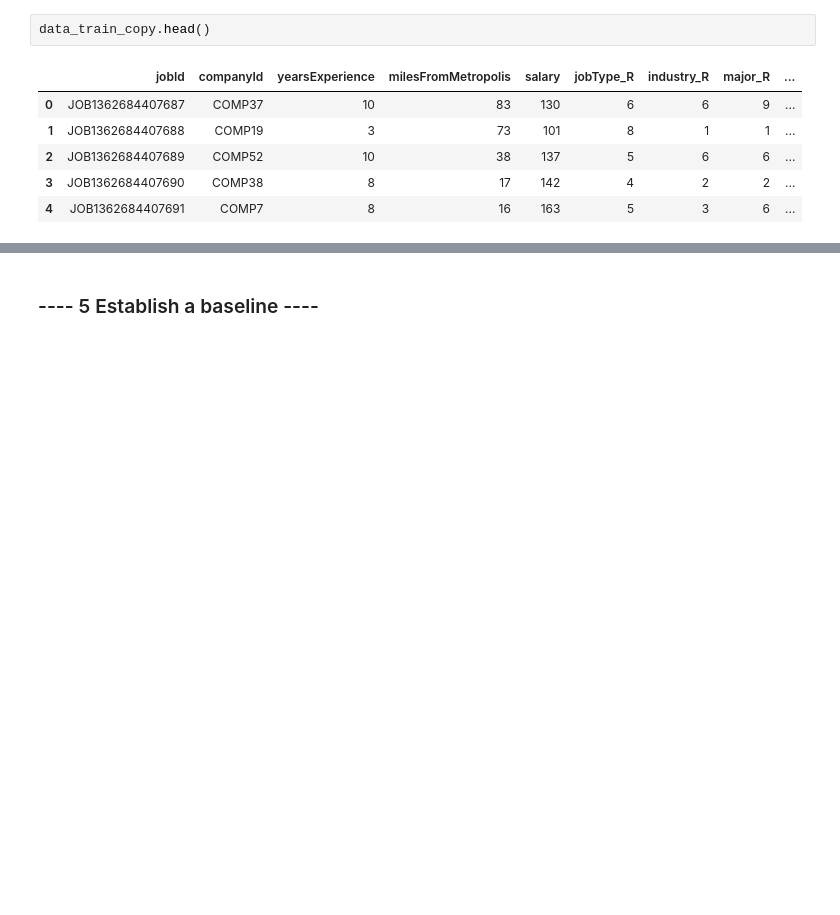
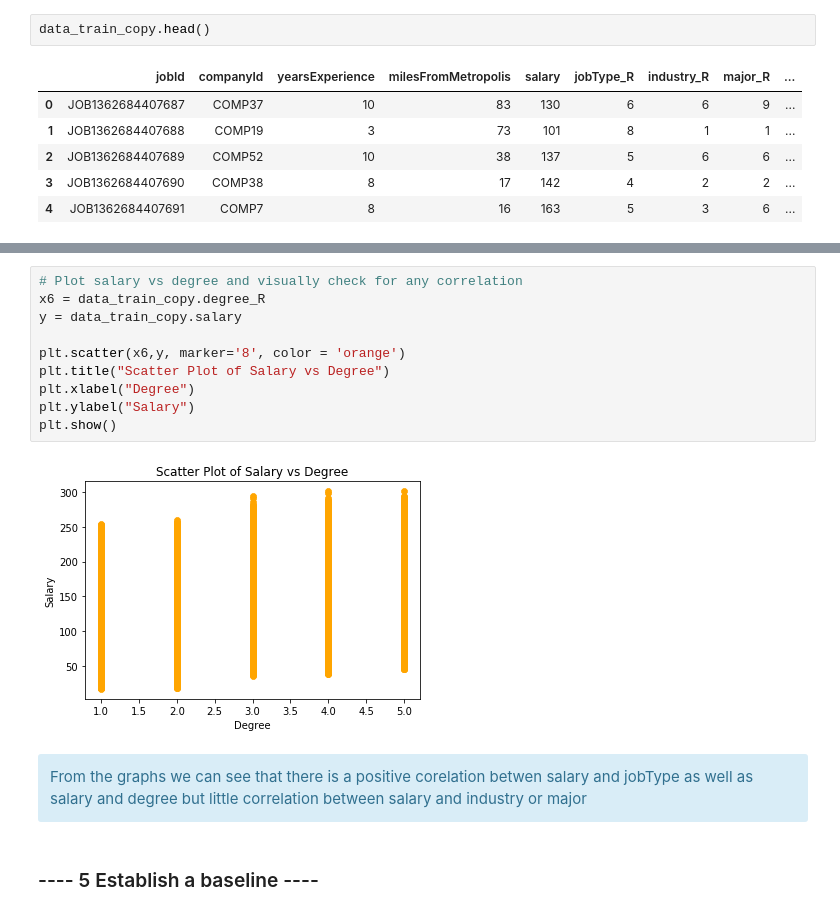
Before and after one commit to cdean4/salary-prediction-portfolio, a Jupyter notebook: SalaryProject.ipynb, the cells around one changed output, grey strips where cells are left out. Cells and saved outputs as stored; diff of their text form; blank space fills up the shorter version.

```diff
--- a/SalaryProject.ipynb
+++ b/SalaryProject.ipynb
@@ -582,3 +620,19 @@ data_train_copy.head()
+# %%
+# Plot salary vs degree and visually check for any correlation
+x6 = data_train_copy.degree_R
+y = data_train_copy.salary
+
+plt.scatter(x6,y, marker='8', color = 'orange')
+plt.title("Scatter Plot of Salary vs Degree")
+plt.xlabel("Degree")
+plt.ylabel("Salary")
+plt.show()
+# %% [output]
+[figure, added]
+# %% [markdown]
+<div class="alert alert-block alert-info">
+From the graphs we can see that there is a positive corelation betwen salary and jobType as well as salary and degree but little correlation between salary and industry or major
+</div>
 # %% [markdown]
 ### ---- 5 Establish a baseline ----
 # %%
```
Also changed, not shown: parts of 4 cells of this notebook.
